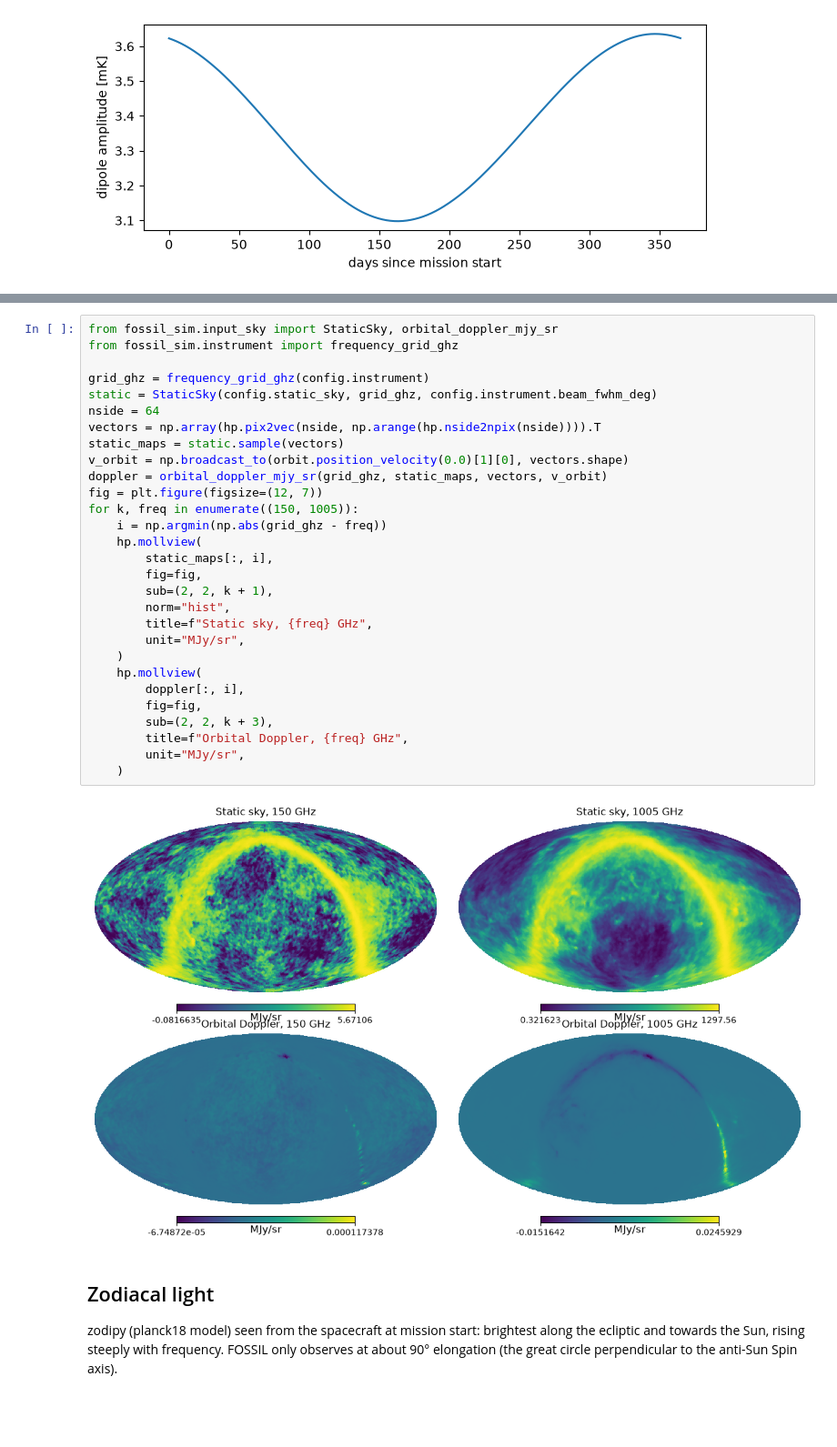
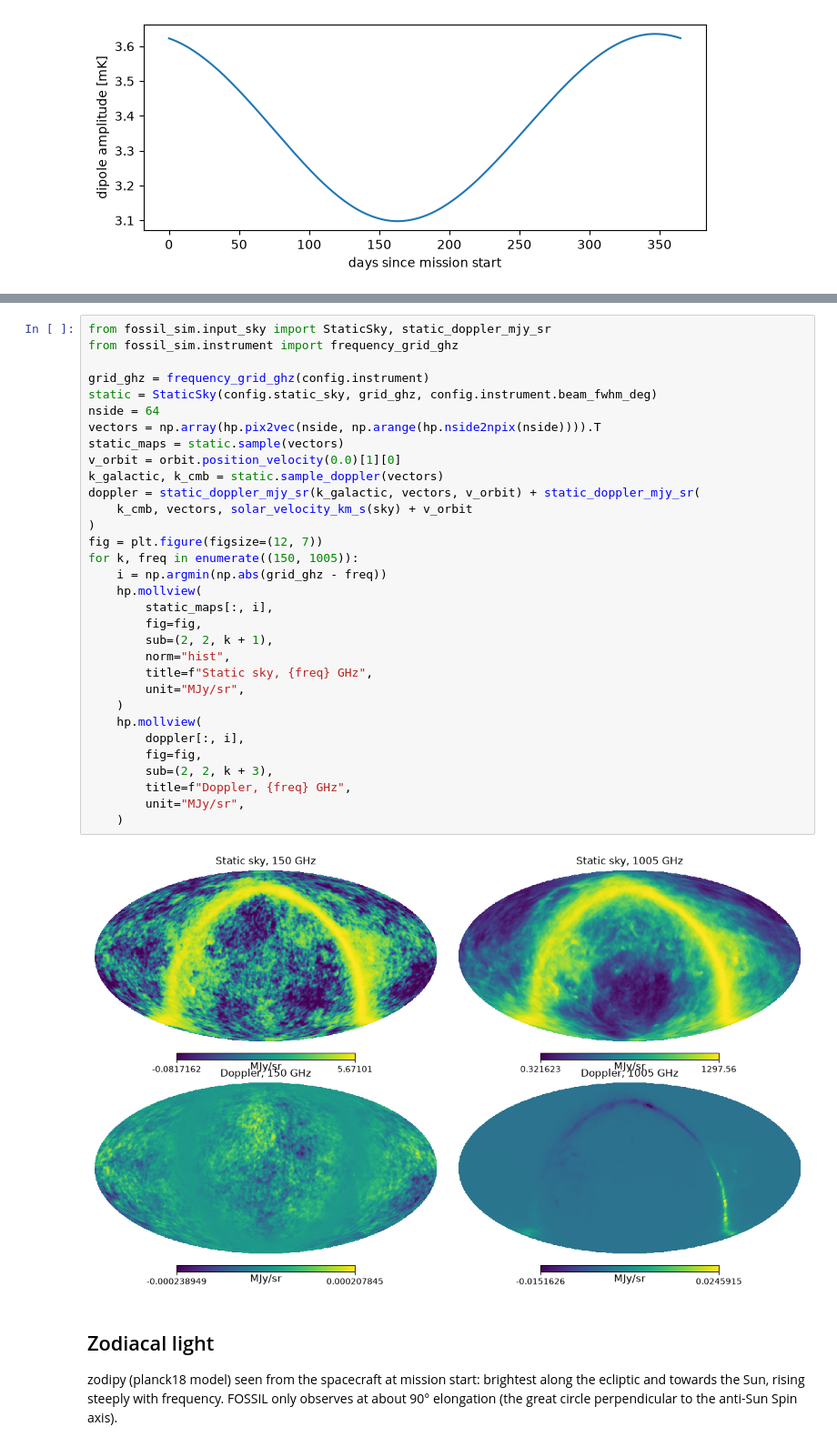
Before and after one commit to paganol/fossil_sim, a Jupyter notebook: notebooks/fossil_sim_spectral_maps.ipynb, the cells around one changed output, grey strips where cells are left out. Shown at 91% size. Saved outputs shown, nothing was run; the diff lists cells and outputs as text; blank space fills up the shorter version.

```diff
--- a/notebooks/fossil_sim_spectral_maps.ipynb
+++ b/notebooks/fossil_sim_spectral_maps.ipynb
@@ -92,34 +93,37 @@ larger than the y distortion.
 # %%
-from fossil_sim.input_sky import StaticSky, orbital_doppler_mjy_sr
+from fossil_sim.input_sky import StaticSky, static_doppler_mjy_sr
 from fossil_sim.instrument import frequency_grid_ghz
 
 grid_ghz = frequency_grid_ghz(config.instrument)
 static = StaticSky(config.static_sky, grid_ghz, config.instrument.beam_fwhm_deg)
 nside = 64
 vectors = np.array(hp.pix2vec(nside, np.arange(hp.nside2npix(nside)))).T
 static_maps = static.sample(vectors)
-v_orbit = np.broadcast_to(orbit.position_velocity(0.0)[1][0], vectors.shape)
-doppler = orbital_doppler_mjy_sr(grid_ghz, static_maps, vectors, v_orbit)
+v_orbit = orbit.position_velocity(0.0)[1][0]
+k_galactic, k_cmb = static.sample_doppler(vectors)
+doppler = static_doppler_mjy_sr(k_galactic, vectors, v_orbit) + static_doppler_mjy_sr(
+    k_cmb, vectors, solar_velocity_km_s(sky) + v_orbit
+)
 fig = plt.figure(figsize=(12, 7))
 for k, freq in enumerate((150, 1005)):
     i = np.argmin(np.abs(grid_ghz - freq))
     hp.mollview(
         static_maps[:, i],
         fig=fig,
         sub=(2, 2, k + 1),
         norm="hist",
         title=f"Static sky, {freq} GHz",
         unit="MJy/sr",
     )
     hp.mollview(
         doppler[:, i],
         fig=fig,
         sub=(2, 2, k + 3),
-        title=f"Orbital Doppler, {freq} GHz",
+        title=f"Doppler, {freq} GHz",
         unit="MJy/sr",
     )
 # %% [output]
-[figure, old version]
+[figure, new version]
 # %% [markdown]
 ## Zodiacal light
 
```
Also changed, not shown: parts of 1 cell of this notebook, 2 other files.
